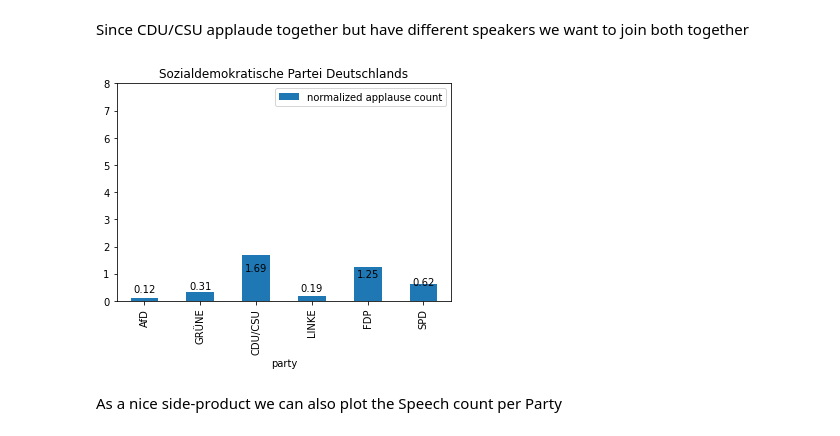
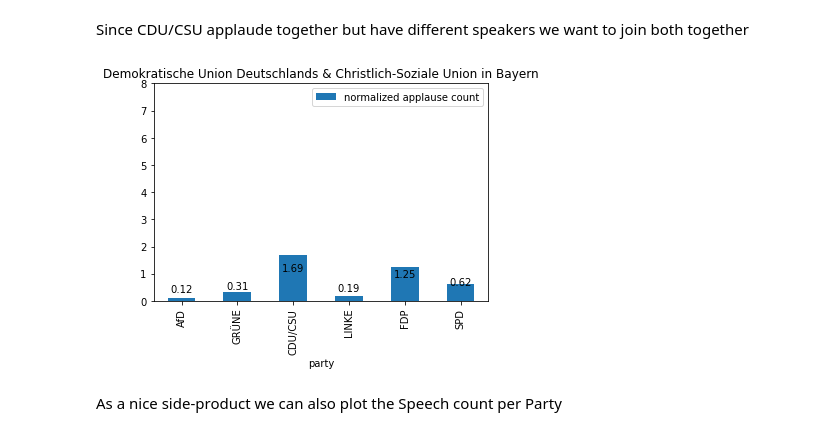
Before and after one commit to lukassailer/dl-bundestag, a Jupyter notebook: exp/comment_processing_03.ipynb, the cells around one changed output. Cells and saved outputs as stored; diff of their text form; code cells hidden in the pictures.

```diff
--- a/exp/comment_processing_03.ipynb
+++ b/exp/comment_processing_03.ipynb
@@ -73,31 +73,31 @@ Since CDU/CSU applaude together but have different speakers we want to join both
 # %%
 # Combine CDU & CSU DFs
 cduDF = applauseDFs[2][1]
 csuDF = applauseDFs[3][1]
 combindedDF = cduDF.set_index("party").add(
     csuDF.set_index("party"), fill_value=0).reset_index()
 
 combindedDF["normalized applause count"] = np.round(combindedDF["applause count"] / (len(
     dataExtracted[dataExtracted["main-speaker-party"] == "Christlich Demokratische Union Deutschlands"]) + len(dataExtracted[dataExtracted["main-speaker-party"] == "Christlich-Soziale Union in Bayern"])), 2)
 
 
 # Replace CDU with CDU&CSU Tuple
 applauseDFs[2] = (
     "Christlich Demokratische Union Deutschlands & Christlich-Soziale Union in Bayern", combindedDF)
 # Remove old CSU Tuple
 applauseDFs.pop(3)
 parties = ['Alternative für Deutschland', 'Bündnis 90/Die Grünen', 'Christlich Demokratische Union Deutschlands & Christlich-Soziale Union in Bayern',
            'Die Linke', 'Freie Demokratische Partei', 'Sozialdemokratische Partei Deutschlands']
 
 # plot
 ax = combindedDF.plot.bar(
-    x="party", y="normalized applause count", title=party, ylim=(0, 8))  # hard coded y-axis!
+    x="party", y="normalized applause count", title="Demokratische Union Deutschlands & Christlich-Soziale Union in Bayern", ylim=(0, 8))  # hard coded y-axis!
 for p in ax.patches:
     ax.annotate(p.get_height(),
                 (p.get_x()+p.get_width()/2., p.get_height()/2),
                 ha='center', va='center', xytext=(0, 10), textcoords='offset points')
 # %% [output]
-[figure, old version]
+[figure, new version]
 # %% [markdown]
 As a nice side-product we can also plot the Speech count per Party
 # %%
```
